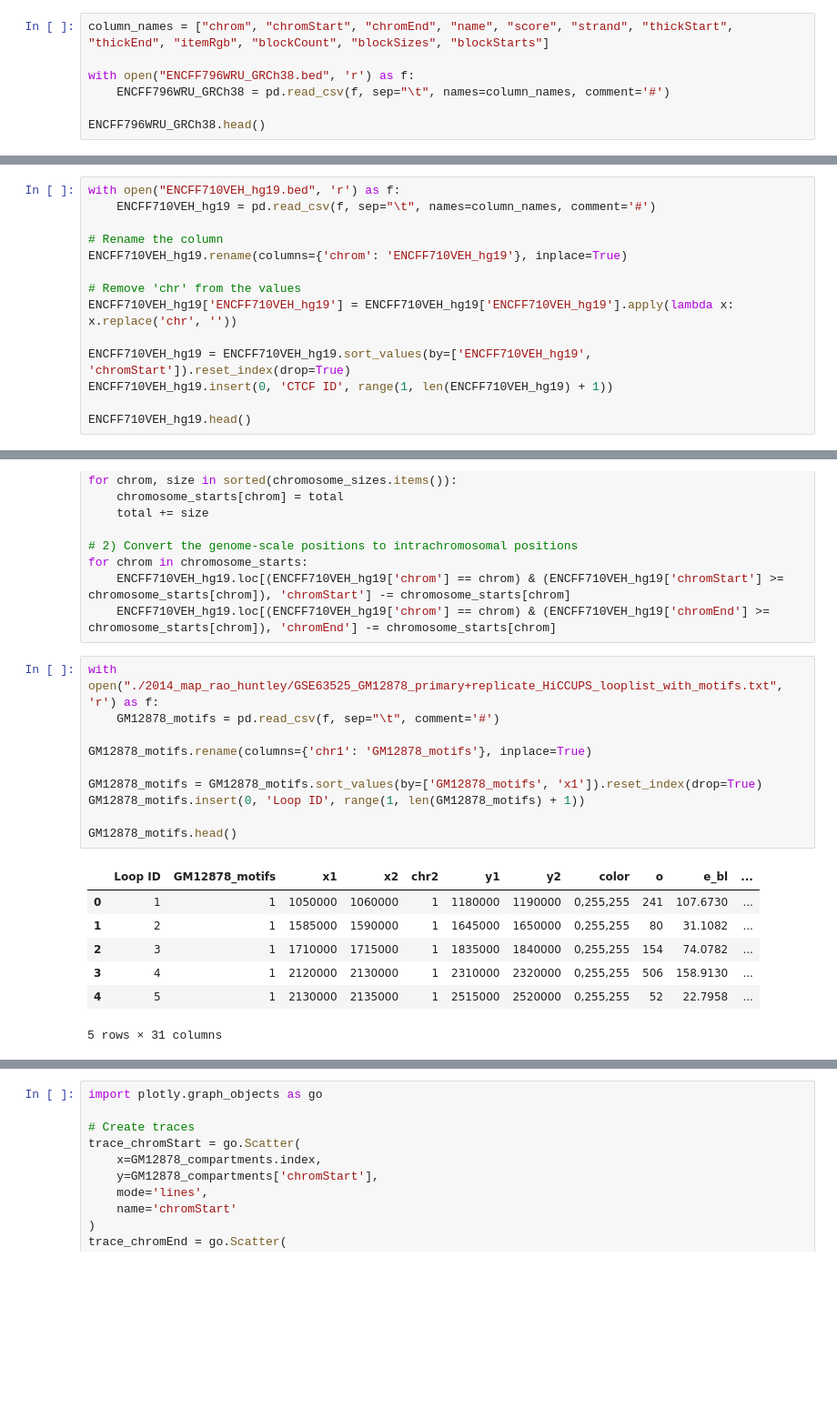
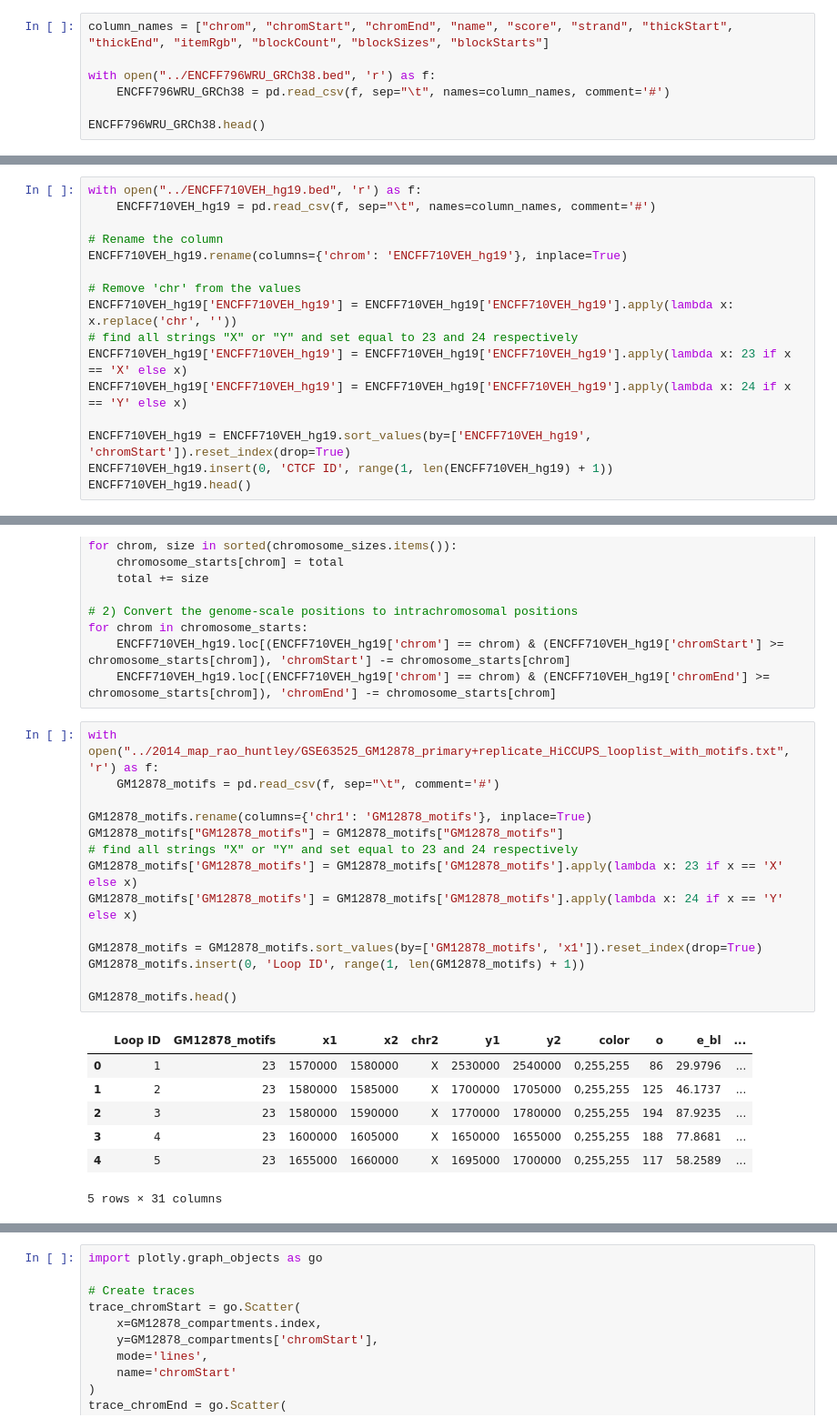
Before and after one commit to darinddv/Hi-C-Loop-Prediction, a Jupyter notebook: chipseq.ipynb, the cells around one changed output, grey strips where cells are left out. Shown at 91% size. Saved outputs shown, nothing was run; the diff lists cells and outputs as text; blank space fills up the shorter version.

```diff
--- a/chipseq.ipynb
+++ b/chipseq.ipynb
@@ -31,7 +31,7 @@ For example, the first 100 bases of a chromosome are defined as chromStart=0, ch
 # %%
 column_names = ["chrom", "chromStart", "chromEnd", "name", "score", "strand", "thickStart", "thickEnd", "itemRgb", "blockCount", "blockSizes", "blockStarts"]
 
-with open("ENCFF796WRU_GRCh38.bed", 'r') as f:
+with open("../ENCFF796WRU_GRCh38.bed", 'r') as f:
     ENCFF796WRU_GRCh38 = pd.read_csv(f, sep="\t", names=column_names, comment='#')
 
 ENCFF796WRU_GRCh38.head()
@@ -43,7 +43,7 @@ ENCFF796WRU_GRCh38.head()
 | 3 | chr19 | 40634550 | 40634789 | . | 1000 | . | 482.15478 | -1.0 | 4.87269 | 119 | ... |
 | 4 | chr16 | 57649099 | 57649346 | . | 1000 | . | 481.75910 | -1.0 | 4.87269 | 119 | ... |
 # %%
-with open("ENCFF710VEH_hg19.bed", 'r') as f:
+with open("../ENCFF710VEH_hg19.bed", 'r') as f:
     ENCFF710VEH_hg19 = pd.read_csv(f, sep="\t", names=column_names, comment='#')
 
 # Rename the column
@@ -51,10 +51,12 @@ ENCFF710VEH_hg19.rename(columns={'chrom': 'ENCFF710VEH_hg19'}, inplace=True)
 
 # Remove 'chr' from the values
 ENCFF710VEH_hg19['ENCFF710VEH_hg19'] = ENCFF710VEH_hg19['ENCFF710VEH_hg19'].apply(lambda x: x.replace('chr', ''))
+# find all strings "X" or "Y" and set equal to 23 and 24 respectively
+ENCFF710VEH_hg19['ENCFF710VEH_hg19'] = ENCFF710VEH_hg19['ENCFF710VEH_hg19'].apply(lambda x: 23 if x == 'X' else x)
+ENCFF710VEH_hg19['ENCFF710VEH_hg19'] = ENCFF710VEH_hg19['ENCFF710VEH_hg19'].apply(lambda x: 24 if x == 'Y' else x)
 
 ENCFF710VEH_hg19 = ENCFF710VEH_hg19.sort_values(by=['ENCFF710VEH_hg19', 'chromStart']).reset_index(drop=True)
 ENCFF710VEH_hg19.insert(0, 'CTCF ID', range(1, len(ENCFF710VEH_hg19) + 1))
-
 ENCFF710VEH_hg19.head()
 # %% [output]
 |  | CTCF ID | ENCFF710VEH_hg19 | chromStart | chromEnd | name | score | strand | thickStart | thickEnd | ... |
@@ -106,21 +108,25 @@ for chrom in chromosome_starts:
     ENCFF710VEH_hg19.loc[(ENCFF710VEH_hg19['chrom'] == chrom) & (ENCFF710VEH_hg19['chromStart'] >= chromosome_starts[chrom]), 'chromStart'] -= chromosome_starts[chrom]
     ENCFF710VEH_hg19.loc[(ENCFF710VEH_hg19['chrom'] == chrom) & (ENCFF710VEH_hg19['chromEnd'] >= chromosome_starts[chrom]), 'chromEnd'] -= chromosome_starts[chrom]
 # %%
-with open("./2014_map_rao_huntley/GSE63525_GM12878_primary+replicate_HiCCUPS_looplist_with_motifs.txt", 'r') as f:
+with open("../2014_map_rao_huntley/GSE63525_GM12878_primary+replicate_HiCCUPS_looplist_with_motifs.txt", 'r') as f:
     GM12878_motifs = pd.read_csv(f, sep="\t", comment='#')
 
 GM12878_motifs.rename(columns={'chr1': 'GM12878_motifs'}, inplace=True)
+GM12878_motifs["GM12878_motifs"] = GM12878_motifs["GM12878_motifs"]
+# find all strings "X" or "Y" and set equal to 23 and 24 respectively
+GM12878_motifs['GM12878_motifs'] = GM12878_motifs['GM12878_motifs'].apply(lambda x: 23 if x == 'X' else x)
+GM12878_motifs['GM12878_motifs'] = GM12878_motifs['GM12878_motifs'].apply(lambda x: 24 if x == 'Y' else x)
 
 GM12878_motifs = GM12878_motifs.sort_values(by=['GM12878_motifs', 'x1']).reset_index(drop=True)
 GM12878_motifs.insert(0, 'Loop ID', range(1, len(GM12878_motifs) + 1))
 
 GM12878_motifs.head()
 # %% [output]
 |  | Loop ID | GM12878_motifs | x1 | x2 | chr2 | y1 | y2 | color | o | e_bl | ... |
-| 0 | 1 | 1 | 1050000 | 1060000 | 1 | 1180000 | 1190000 | 0,255,255 | 241 | 107.6730 | ... |
-| 1 | 2 | 1 | 1585000 | 1590000 | 1 | 1645000 | 1650000 | 0,255,255 | 80 | 31.1082 | ... |
-| 2 | 3 | 1 | 1710000 | 1715000 | 1 | 1835000 | 1840000 | 0,255,255 | 154 | 74.0782 | ... |
-| 3 | 4 | 1 | 2120000 | 2130000 | 1 | 2310000 | 2320000 | 0,255,255 | 506 | 158.9130 | ... |
-| 4 | 5 | 1 | 2130000 | 2135000 | 1 | 2515000 | 2520000 | 0,255,255 | 52 | 22.7958 | ... |
+| 0 | 1 | 23 | 1570000 | 1580000 | X | 2530000 | 2540000 | 0,255,255 | 86 | 29.9796 | ... |
+| 1 | 2 | 23 | 1580000 | 1585000 | X | 1700000 | 1705000 | 0,255,255 | 125 | 46.1737 | ... |
+| 2 | 3 | 23 | 1580000 | 1590000 | X | 1770000 | 1780000 | 0,255,255 | 194 | 87.9235 | ... |
+| 3 | 4 | 23 | 1600000 | 1605000 | X | 1650000 | 1655000 | 0,255,255 | 188 | 77.8681 | ... |
+| 4 | 5 | 23 | 1655000 | 1660000 | X | 1695000 | 1700000 | 0,255,255 | 117 | 58.2589 | ... |
 5 rows × 31 columns
 # %%
```
Also changed, not shown: parts of 23 cells of this notebook.
